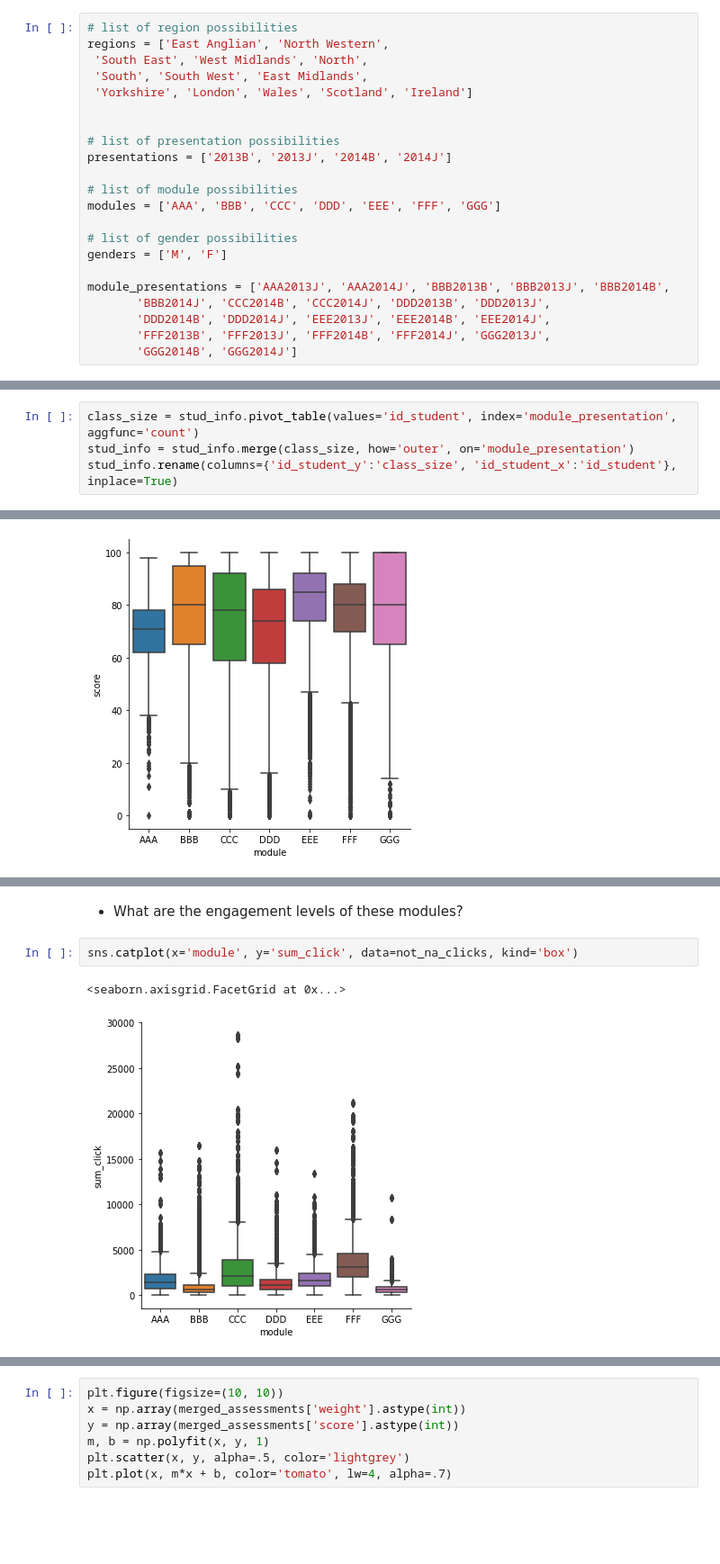
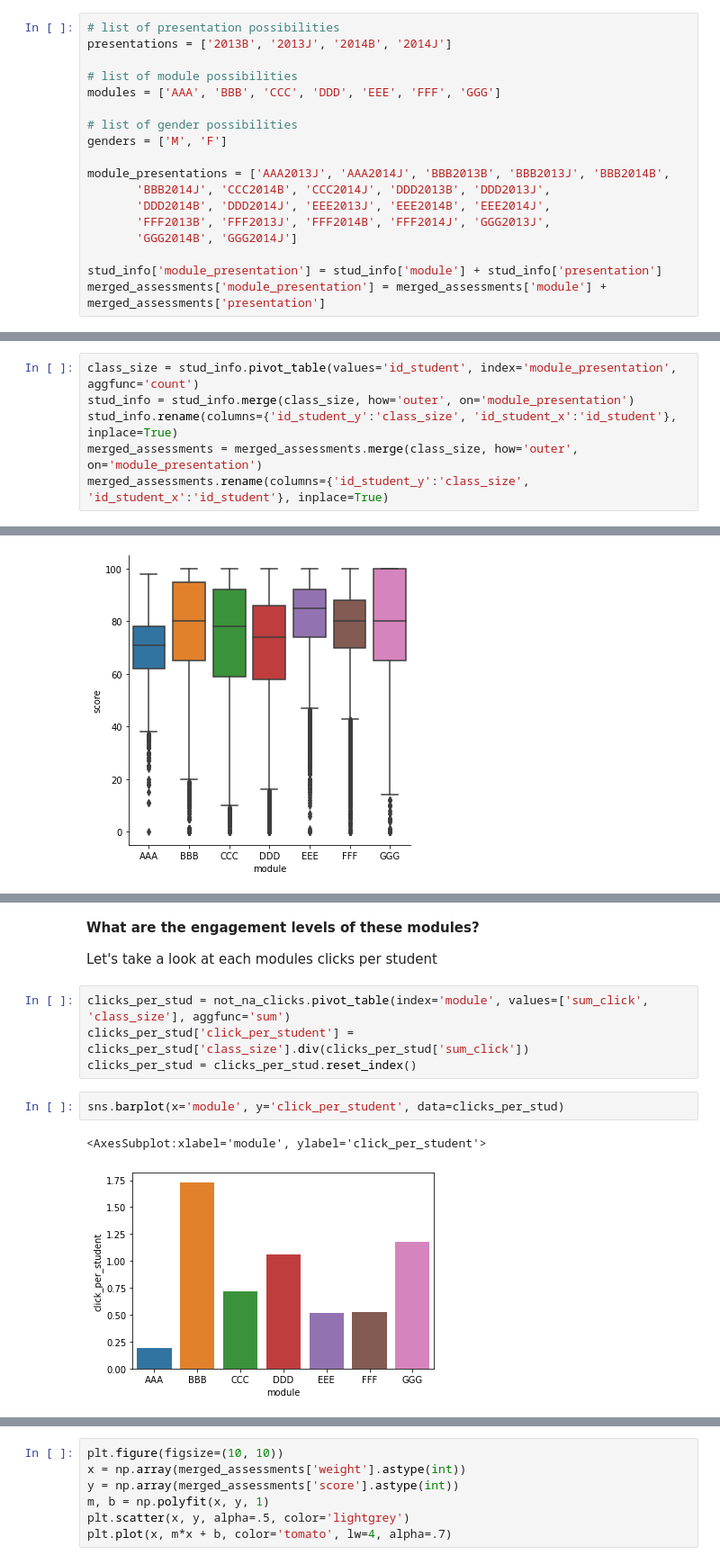
Before and after one commit to freyjagarner/Student-Data-Analysis, a Jupyter notebook: Capstone/Analysis.ipynb, the cells around one changed output, grey strips where cells are left out. Shown at 90% size. Saved outputs shown, nothing was run; the diff lists cells and outputs as text; blank space fills up the shorter version.

Commit message:
finish assessments visualizations

```diff
--- a/Capstone/Analysis.ipynb
+++ b/Capstone/Analysis.ipynb
@@ -7,11 +7,4 @@ from sklearn import linear_model
 # %%
-# list of region possibilities
-regions = ['East Anglian', 'North Western',
- 'South East', 'West Midlands', 'North',
- 'South', 'South West', 'East Midlands',
- 'Yorkshire', 'London', 'Wales', 'Scotland', 'Ireland']
-
-
 # list of presentation possibilities
 presentations = ['2013B', '2013J', '2014B', '2014J']
 
@@ -26,6 +19,9 @@ module_presentations = ['AAA2013J', 'AAA2014J', 'BBB2013B', 'BBB2013J', 'BBB2014
        'DDD2014B', 'DDD2014J', 'EEE2013J', 'EEE2014B', 'EEE2014J',
        'FFF2013B', 'FFF2013J', 'FFF2014B', 'FFF2014J', 'GGG2013J',
        'GGG2014B', 'GGG2014J']
+
+stud_info['module_presentation'] = stud_info['module'] + stud_info['presentation']
+merged_assessments['module_presentation'] = merged_assessments['module'] + merged_assessments['presentation']
 # %% [markdown]
 # Analysis
 ---
@@ -221,3 +245,5 @@ Also noticable here is that the courses which we noted had the highest amount of
 class_size = stud_info.pivot_table(values='id_student', index='module_presentation', aggfunc='count')
 stud_info = stud_info.merge(class_size, how='outer', on='module_presentation')
 stud_info.rename(columns={'id_student_y':'class_size', 'id_student_x':'id_student'}, inplace=True)
+merged_assessments = merged_assessments.merge(class_size, how='outer', on='module_presentation')
+merged_assessments.rename(columns={'id_student_y':'class_size', 'id_student_x':'id_student'}, inplace=True)
@@ -283,7 +343,13 @@ It seems that EEE, FFF and GGG have generally higher exam scores. GGG we saw
 # %% [markdown]
-* What are the engagement levels of these modules?
+**What are the engagement levels of these modules?**
+
+Let's take a look at each modules clicks per student
+# %%
+clicks_per_stud = not_na_clicks.pivot_table(index='module', values=['sum_click', 'class_size'], aggfunc='sum')
+clicks_per_stud['click_per_student'] = clicks_per_stud['class_size'].div(clicks_per_stud['sum_click'])
+clicks_per_stud = clicks_per_stud.reset_index()
 # %%
-sns.catplot(x='module', y='sum_click', data=not_na_clicks, kind='box')
+sns.barplot(x='module', y='click_per_student', data=clicks_per_stud)
 # %% [output]
-<seaborn.axisgrid.FacetGrid at 0x...>
+<AxesSubplot:xlabel='module', ylabel='click_per_student'>
-[figure, old version]
+[figure, new version]
```
Also changed, not shown: parts of 53 cells of this notebook.
